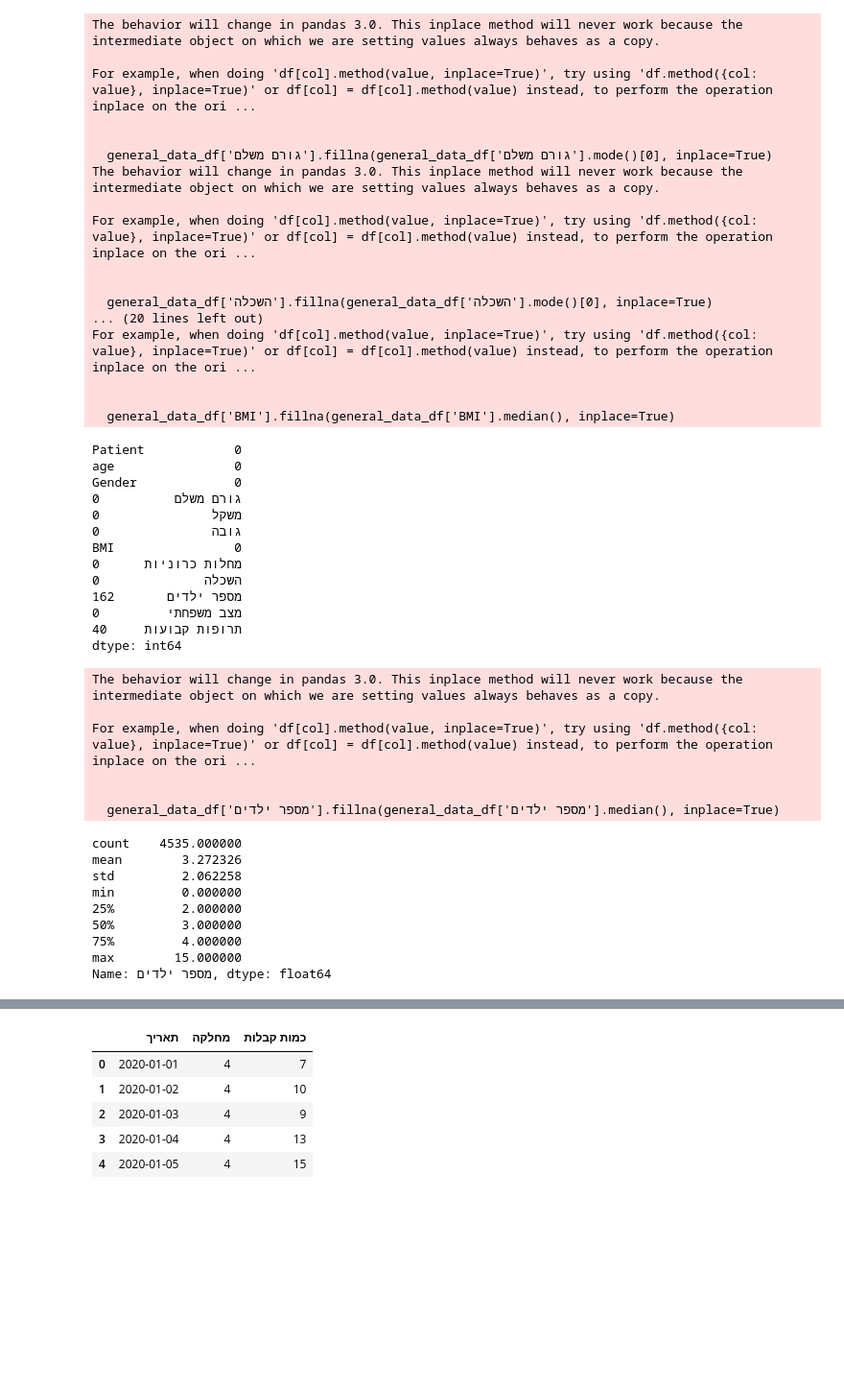
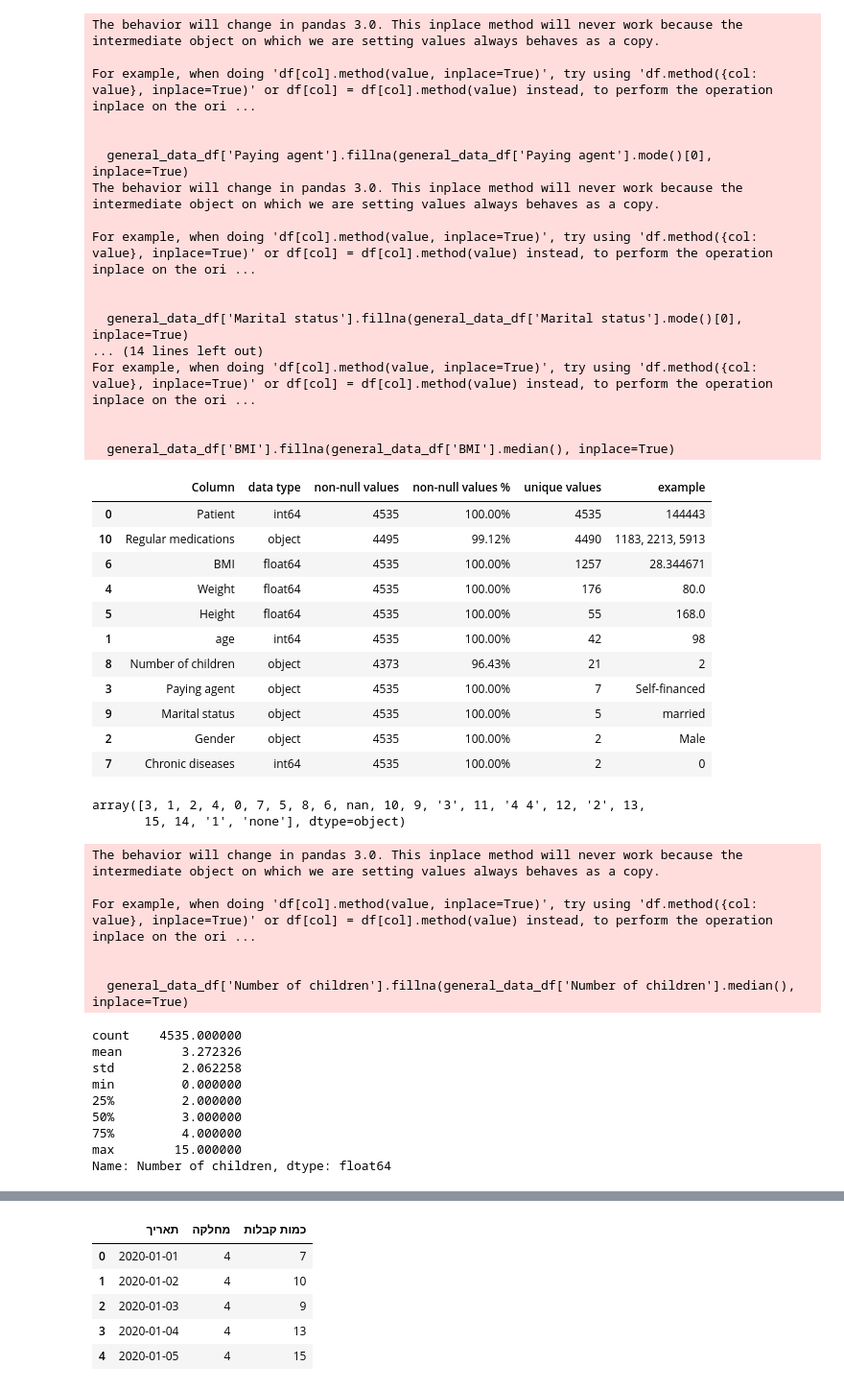
Before and after one commit to RyanWri/data-science2-lab-final-project, a Jupyter notebook: src/team_4/main.ipynb, the cells around one changed output, grey strips where cells are left out. Shown at 96% size. Cells and saved outputs as stored; diff of their text form; code cells hidden in the pictures; blank space fills up the shorter version.

```diff
--- a/src/team_4/main.ipynb
+++ b/src/team_4/main.ipynb
@@ -19,0 +38,11 @@ FileNotFoundError: [Errno 2] No such file or directory: 'src\\data\\GeneralData.
+# %%
+def summary(df):
+    nonnans = df.shape[0] - df.isna().sum()
+    nonnansPrc = (nonnans / df.shape[0] * 100).apply("{0:.2f}%".format)
+    sam = df.sample(1, random_state=42).squeeze()
+    res = pd.DataFrame([sam.index, df.dtypes.astype(str), nonnans,
+                        nonnansPrc, df.nunique(), sam]).transpose()
+    res.columns = ["Column", "data type", "non-null values",
+                   "non-null values %", "unique values", "example"]
+    res.sort_values("unique values",ascending=False, inplace=True)
+    return res
@@ -95,52 +317,55 @@ general_data_df[['BMI', 'משקל', 'גובה']].describe()
 | 75% | 29.386256 | 83.00000 | 170.000000 |
 | max | 78.125000 | 200.00000 | 200.000000 |
 # %%
+
 # Filling missing values for categorical data using mode
-general_data_df['גורם משלם'].fillna(general_data_df['גורם משלם'].mode()[0], inplace=True)
-general_data_df['השכלה'].fillna(general_data_df['השכלה'].mode()[0], inplace=True)
-general_data_df['מצב משפחתי'].fillna(general_data_df['מצב משפחתי'].mode()[0], inplace=True)
+general_data_df['Paying agent'].fillna(general_data_df['Paying agent'].mode()[0], inplace=True)
+#general_data_df['השכלה'].fillna(general_data_df['השכלה'].mode()[0], inplace=True)
+general_data_df['Marital status'].fillna(general_data_df['Marital status'].mode()[0], inplace=True)
 
 # Filling missing values for numeric data using median
-general_data_df['משקל'].fillna(general_data_df['משקל'].median(), inplace=True)
-general_data_df['גובה'].fillna(general_data_df['גובה'].median(), inplace=True)
+general_data_df['Weight'].fillna(general_data_df['Weight'].median(), inplace=True)
+general_data_df['Height'].fillna(general_data_df['Height'].median(), inplace=True)
 general_data_df['BMI'].fillna(general_data_df['BMI'].median(), inplace=True)
-#general_data_df['מספר ילדים'].fillna(general_data_df['מספר ילדים'].median(), inplace=True)
+#general_data_df['Number of children'].fillna(general_data_df['Number of children'].median(), inplace=True)
 
 # Checking if there are any remaining missing values
-remaining_missing_data = general_data_df.isnull().sum()
-
-remaining_missing_data
+summary(general_data_df)
 # %% [output]
 The behavior will change in pandas 3.0. This inplace method will never work because the intermediate object on which we are setting values always behaves as a copy.
 
 For example, when doing 'df[col].method(value, inplace=True)', try using 'df.method({col: value}, inplace=True)' or df[col] = df[col].method(value) instead, to perform the operation inplace on the ori ...
 
 
-  general_data_df['גורם משלם'].fillna(general_data_df['גורם משלם'].mode()[0], inplace=True)
+  general_data_df['Paying agent'].fillna(general_data_df['Paying agent'].mode()[0], inplace=True)
 The behavior will change in pandas 3.0. This inplace method will never work because the intermediate object on which we are setting values always behaves as a copy.
 
 For example, when doing 'df[col].method(value, inplace=True)', try using 'df.method({col: value}, inplace=True)' or df[col] = df[col].method(value) instead, to perform the operation inplace on the ori ...
 
 
-  general_data_df['השכלה'].fillna(general_data_df['השכלה'].mode()[0], inplace=True)
-... (20 lines left out)
+  general_data_df['Marital status'].fillna(general_data_df['Marital status'].mode()[0], inplace=True)
+... (14 lines left out)
 For example, when doing 'df[col].method(value, inplace=True)', try using 'df.method({col: value}, inplace=True)' or df[col] = df[col].method(value) instead, to perform the operation inplace on the ori ...
 
 
   general_data_df['BMI'].fillna(general_data_df['BMI'].median(), inplace=True)
-Patient            0
-age                0
-Gender             0
-גורם משלם          0
-משקל               0
-גובה               0
-BMI                0
-מחלות כרוניות      0
-השכלה              0
-מספר ילדים       162
-מצב משפחתי         0
-תרופות קבועות     40
-dtype: int64
+|  | Column | data type | non-null values | non-null values % | unique values | example |
+| 0 | Patient | int64 | 4535 | 100.00% | 4535 | 144443 |
+| 10 | Regular medications | object | 4495 | 99.12% | 4490 | 1183, 2213, 5913 |
+| 6 | BMI | float64 | 4535 | 100.00% | 1257 | 28.344671 |
+| 4 | Weight | float64 | 4535 | 100.00% | 176 | 80.0 |
+| 5 | Height | float64 | 4535 | 100.00% | 55 | 168.0 |
+| 1 | age | int64 | 4535 | 100.00% | 42 | 98 |
+| 8 | Number of children | object | 4373 | 96.43% | 21 | 2 |
+| 3 | Paying agent | object | 4535 | 100.00% | 7 | Self-financed |
+| 9 | Marital status | object | 4535 | 100.00% | 5 | married |
+| 2 | Gender | object | 4535 | 100.00% | 2 | Male |
+| 7 | Chronic diseases | int64 | 4535 | 100.00% | 2 | 0 |
+# %%
+general_data_df['Number of children'].unique()
+# %% [output]
+array([3, 1, 2, 4, 0, 7, 5, 8, 6, nan, 10, 9, '3', 11, '4 4', 12, '2', 13,
+       15, 14, '1', 'none'], dtype=object)
 # %%
 # Attempt to clean 'מספר ילדים' column by converting entries to numeric values
 # We'll extract the first number before any non-numeric characters
@@ -158,20 +383,20 @@ def extract_numeric(value):
     return value
 
 # Apply the function to clean the 'מספר ילדים' column
-general_data_df['מספר ילדים'] = general_data_df['מספר ילדים'].apply(extract_numeric)
+general_data_df['Number of children'] = general_data_df['Number of children'].apply(extract_numeric)
 
 # Now try filling missing values with the median
-general_data_df['מספר ילדים'].fillna(general_data_df['מספר ילדים'].median(), inplace=True)
+general_data_df['Number of children'].fillna(general_data_df['Number of children'].median(), inplace=True)
 
 # Check the column to ensure it's clean and filled
-general_data_df['מספר ילדים'].describe()
+general_data_df['Number of children'].describe()
 # %% [output]
 The behavior will change in pandas 3.0. This inplace method will never work because the intermediate object on which we are setting values always behaves as a copy.
 
 For example, when doing 'df[col].method(value, inplace=True)', try using 'df.method({col: value}, inplace=True)' or df[col] = df[col].method(value) instead, to perform the operation inplace on the ori ...
 
 
-  general_data_df['מספר ילדים'].fillna(general_data_df['מספר ילדים'].median(), inplace=True)
+  general_data_df['Number of children'].fillna(general_data_df['Number of children'].median(), inplace=True)
 count    4535.000000
 mean        3.272326
 std         2.062258
@@ -180,6 +405,6 @@ min         0.000000
 50%         3.000000
 75%         4.000000
 max        15.000000
-Name: מספר ילדים, dtype: float64
+Name: Number of children, dtype: float64
 # %%
 # Fill missing values in 'תרופות קבועות' using the mode of the column
```
Also changed, not shown: parts of 33 cells of this notebook.
